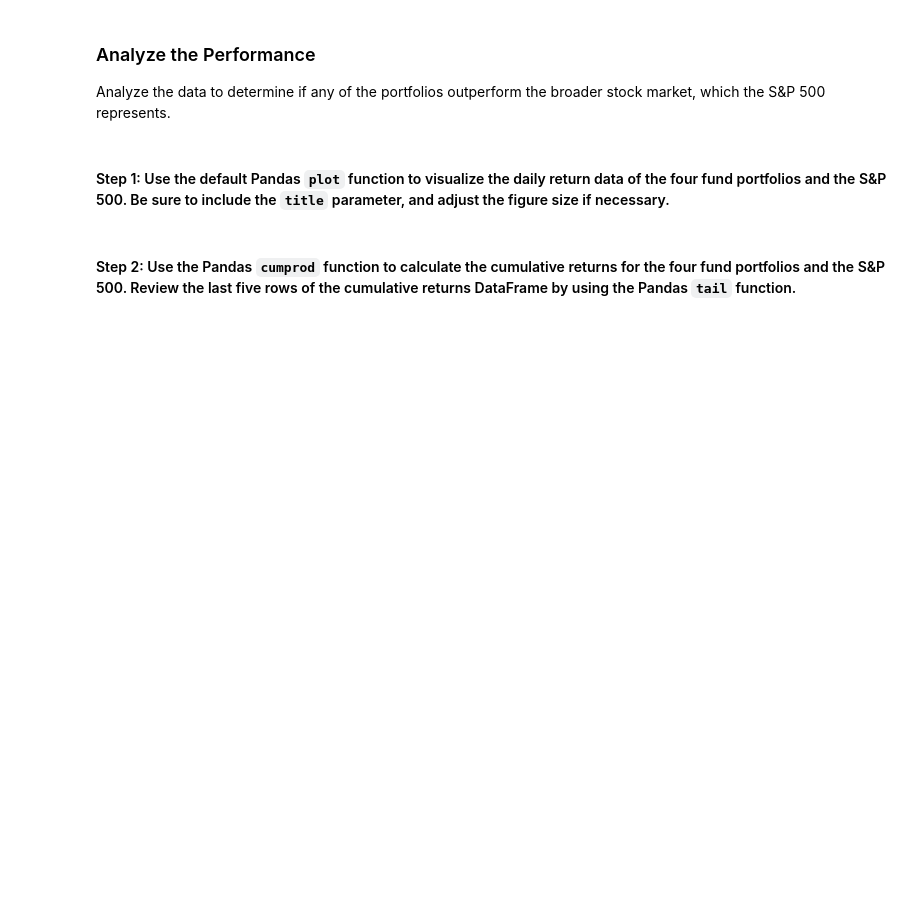
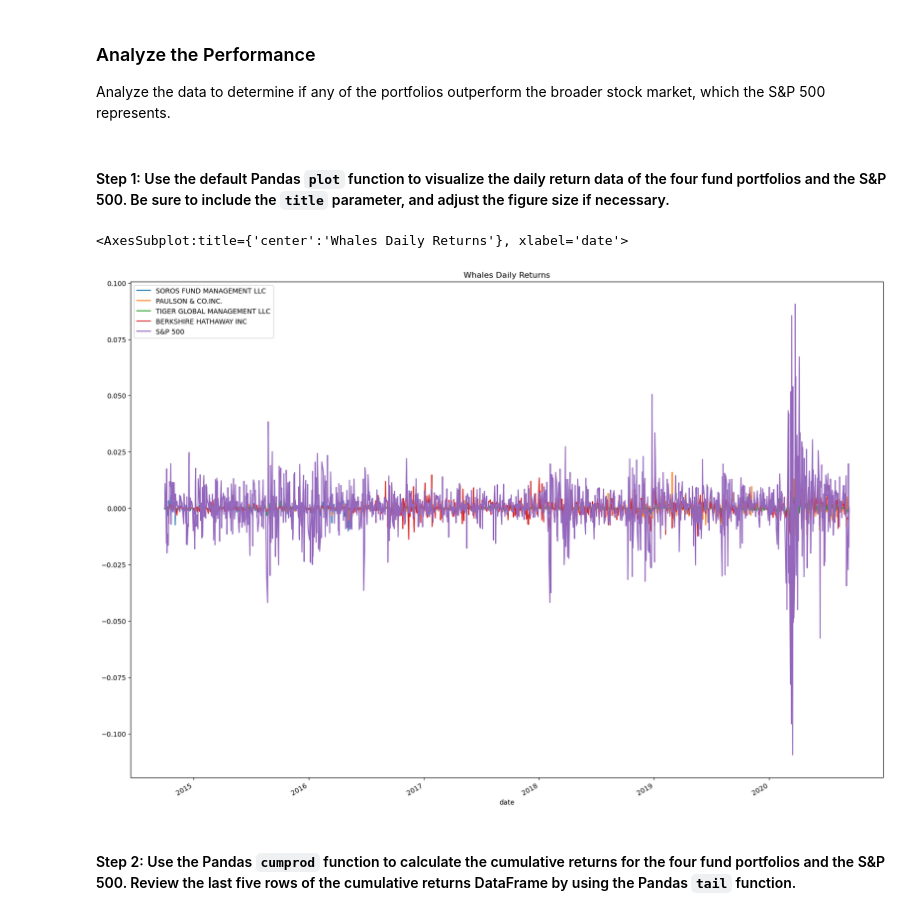
Before and after one commit to Tmccoy22/whale_cahllenge, a Jupyter notebook: risk_return_analysis.ipynb, the cells around one changed output. Cells and saved outputs as stored; diff of their text form; code cells hidden in the pictures; blank space fills up the shorter version.

```diff
--- a/risk_return_analysis.ipynb
+++ b/risk_return_analysis.ipynb
@@ -160,7 +161,10 @@ Analyze the data to determine if any of the portfolios outperform the broader st
 # %%
 # Plot the daily return data of the 4 funds and the S&P 500
 # Inclue a title parameter and adjust the figure size
-# YOUR CODE HERE
+whales_daily_returns.plot(figsize = (20,15) , title = "Whales Daily Returns")
+# %% [output]
+<AxesSubplot:title={'center':'Whales Daily Returns'}, xlabel='date'>
+[figure, added]
 # %% [markdown]
 #### Step 2: Use the Pandas `cumprod` function to calculate the cumulative returns for the four fund portfolios and the S&P 500. Review the last five rows of the cumulative returns DataFrame by using the Pandas `tail` function.
 # %%
```
Also changed, not shown: parts of 13 cells of this notebook.
